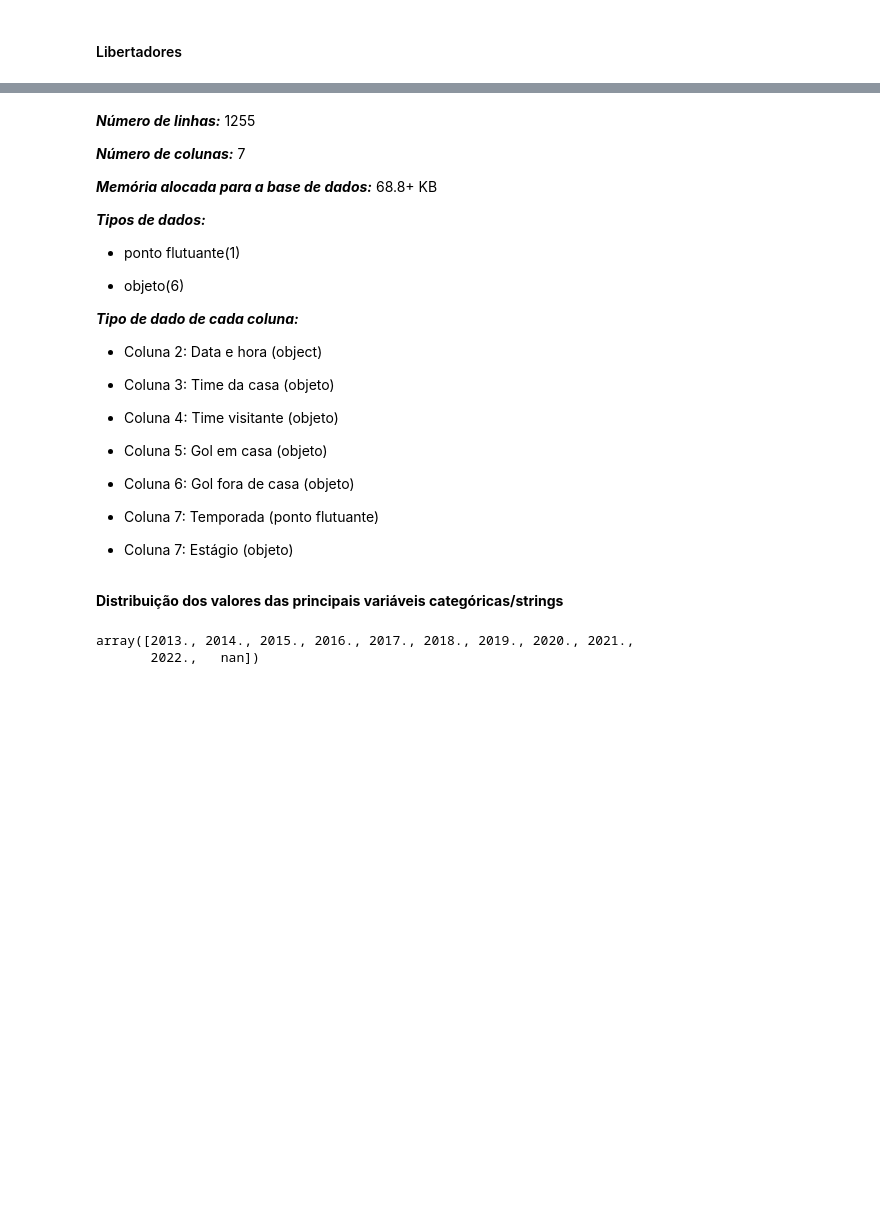
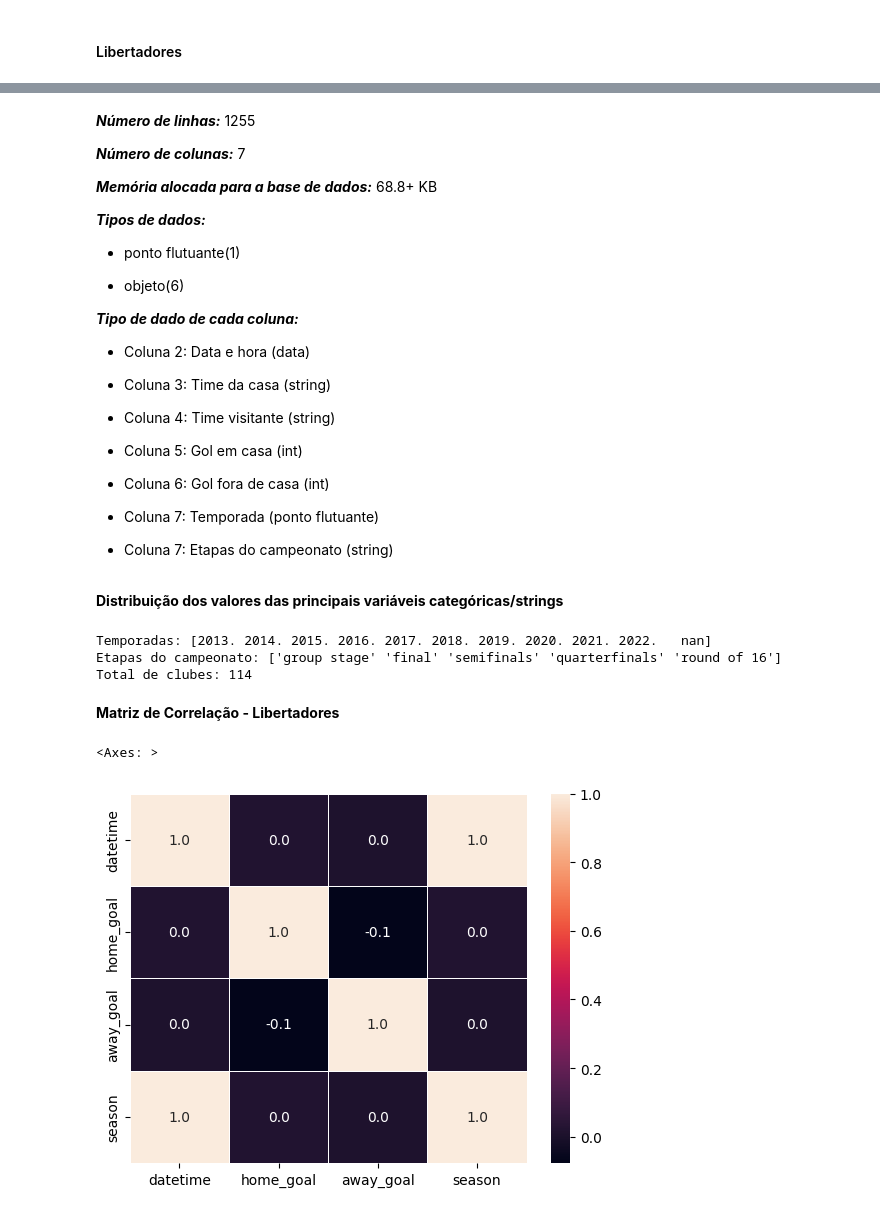
Before and after one commit to GabrielGrub/Trainee_FEA.dev, a Jupyter notebook: Projeto - Futebol Brasileiro/Projeto.ipynb, the cells around one changed output, grey strips where cells are left out. Cells and saved outputs as stored; diff of their text form; code cells hidden in the pictures; blank space fills up the shorter version.

```diff
--- a/Projeto - Futebol Brasileiro/Projeto.ipynb
+++ b/Projeto - Futebol Brasileiro/Projeto.ipynb
@@ -190,23 +234,47 @@ memory usage: 68.8+ KB
 
 ***Tipo de dado de cada coluna:***
 
-- Coluna 2: Data e hora (object)
+- Coluna 2: Data e hora (data)
 
-- Coluna 3: Time da casa (objeto)
+- Coluna 3: Time da casa (string)
 
-- Coluna 4: Time visitante (objeto)
+- Coluna 4: Time visitante (string)
 
-- Coluna 5: Gol em casa (objeto)
+- Coluna 5: Gol em casa (int)
 
-- Coluna 6: Gol fora de casa (objeto)
+- Coluna 6: Gol fora de casa (int)
 
 - Coluna 7: Temporada (ponto flutuante)
 
-- Coluna 7: Estágio (objeto)
+- Coluna 7: Etapas do campeonato (string)
 # %% [markdown]
 **Distribuição dos valores das principais variáveis categóricas/strings**
-# %%
-libertadores['season'].unique() #Temporadas a que se referem os dados
-# %% [output]
-array([2013., 2014., 2015., 2016., 2017., 2018., 2019., 2020., 2021.,
-       2022.,   nan])
+# %%
+print(f'Temporadas: {libertadores["season"].unique()}') #Temporadas a que se referem os dados
+
+print(f'Etapas do campeonato: {libertadores["stage"].unique()}') #Etapas do campeonato
+
+print(f'Total de clubes: {libertadores["home_team"].nunique()}') #Números de clubes que jogaram a libertadores ao longo desses anos
+# %% [output]
+Temporadas: [2013. 2014. 2015. 2016. 2017. 2018. 2019. 2020. 2021. 2022.   nan]
+Etapas do campeonato: ['group stage' 'final' 'semifinals' 'quarterfinals' 'round of 16']
+Total de clubes: 114
+# %% [markdown]
+**Matriz de Correlação - Libertadores**
+# %%
+libertadores.replace('-', float('nan'), inplace=True)
+
+libertadores['datetime'] = pd.to_datetime(libertadores['datetime']).astype('int64')
+libertadores['home_goal'] = pd.to_numeric(libertadores['home_goal'])
+libertadores['away_goal'] = pd.to_numeric(libertadores['away_goal'])
+
+numericos_libertadores = libertadores.select_dtypes(include='number')
+
+matriz_correlacao_libertadores = numericos_libertadores.corr()
+
+plot = sn.heatmap(matriz_correlacao_libertadores, annot = True, fmt=".1f", linewidths=.6)
+
+plot
+# %% [output]
+<Axes: >
+[figure, added]
```
Also changed, not shown: parts of 21 cells of this notebook.
